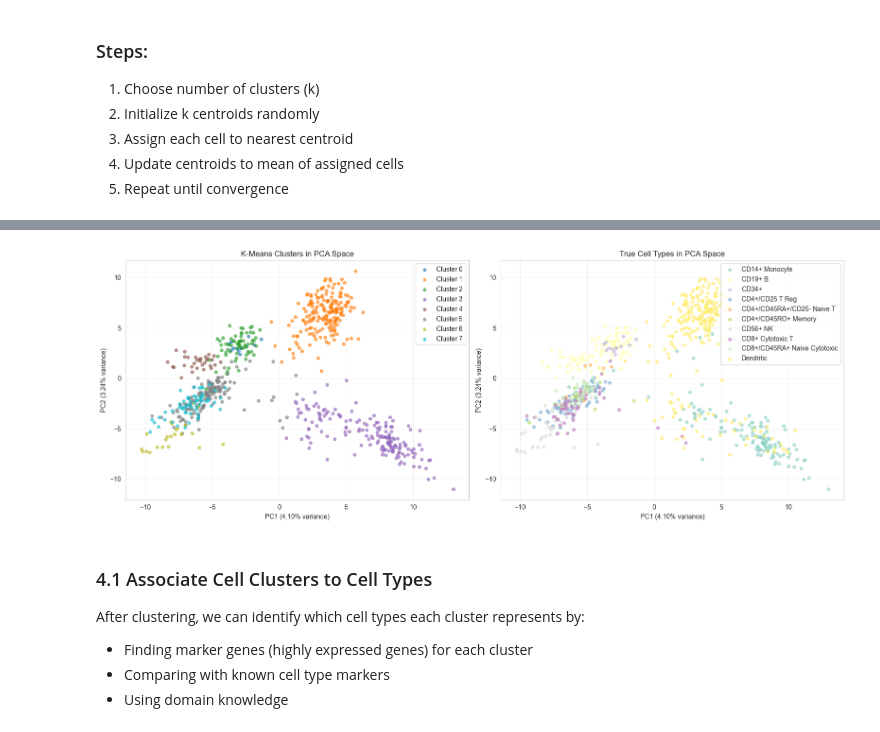
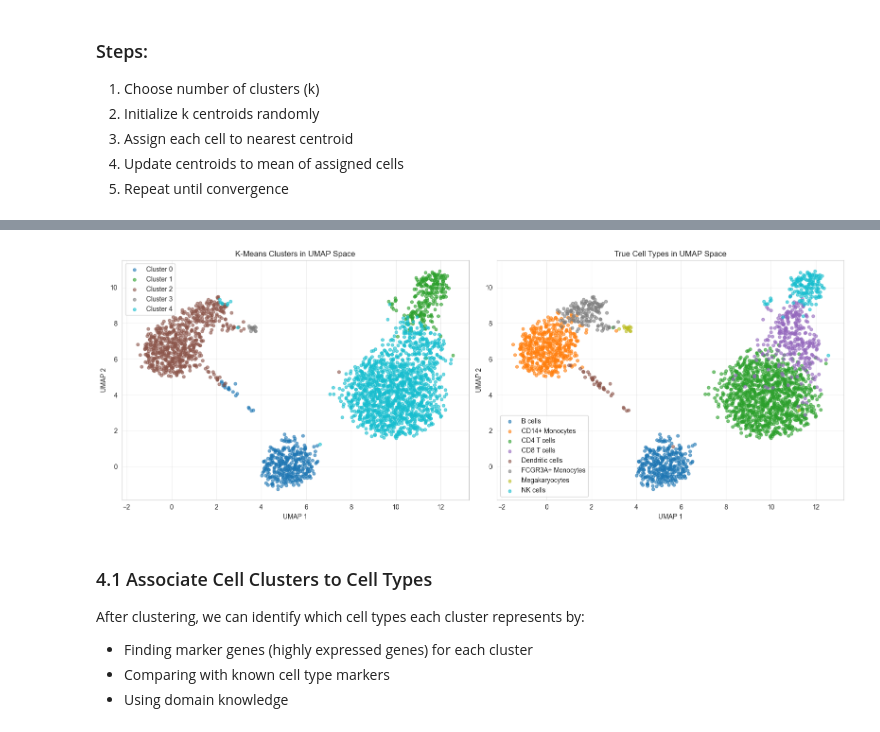
Before and after one commit to xhxuciedu/CS284A, a Jupyter notebook: notebooks/unsupervised_single_cell_genomics.ipynb, the cells around one changed output, grey strips where cells are left out. Saved outputs shown, nothing was run; the diff lists cells and outputs as text; code cells hidden in the pictures.

Commit message:
update unsuperved learning for single cell genomics

```diff
--- a/notebooks/unsupervised_single_cell_genomics.ipynb
+++ b/notebooks/unsupervised_single_cell_genomics.ipynb
@@ -564,40 +540,45 @@ Adjusted Rand Index (vs true labels): 0.5742
 # %%
-# Visualize clusters in PCA space
-fig, axes = plt.subplots(1, 2, figsize=(16, 6))
+# Visualize clusters in UMAP space
+# Note: Requires UMAP to be computed first
+if 'X_umap' not in locals():
+    print('Error: UMAP not computed yet. Please run the UMAP cell first.')
+else:
+    fig, axes = plt.subplots(1, 2, figsize=(16, 6))
 
-# PCA with cluster labels
-unique_clusters = np.unique(cluster_labels)
-colors = plt.cm.tab10(np.linspace(0, 1, len(unique_clusters)))
-for i, cluster in enumerate(unique_clusters):
-    mask = cluster_labels == cluster
-    axes[0].scatter(X_pca[mask, 0], X_pca[mask, 1],
-                   c=[colors[i]], label=f'Cluster {cluster}', alpha=0.6, s=20)
-axes[0].set_xlabel(f'PC1 ({pca.explained_variance_ratio_[0]*100:.2f}% variance)')
-axes[0].set_ylabel(f'PC2 ({pca.explained_variance_ratio_[1]*100:.2f}% variance)')
-axes[0].set_title('K-Means Clusters in PCA Space')
-axes[0].legend()
-axes[0].grid(True, alpha=0.3)
+    # UMAP with cluster labels
+    unique_clusters = np.unique(cluster_labels)
+    colors = plt.cm.tab10(np.linspace(0, 1, len(unique_clusters)))
+    for j, cluster in enumerate(unique_clusters):
+        mask = cluster_labels == cluster
+        axes[0].scatter(X_umap[mask, 0], X_umap[mask, 1],
+                       c=[colors[j]], label=f'Cluster {cluster}', alpha=0.6, s=20)
+    axes[0].set_xlabel('UMAP 1')
+    axes[0].set_ylabel('UMAP 2')
+    axes[0].set_title('K-Means Clusters in UMAP Space')
+    axes[0].legend()
+    axes[0].grid(True, alpha=0.3)
 
-# If available, compare with true labels
-if true_cell_types is not None:
-    unique_types = np.unique(true_cell_types)
-    type_colors = plt.cm.Set3(np.linspace(0, 1, len(unique_types)))
-    for i, cell_type in enumerate(unique_types):
-        mask = true_cell_types == cell_type
-        axes[1].scatter(X_pca[mask, 0], X_pca[mask, 1],
-                      c=[type_colors[i]], label=cell_type, alpha=0.6, s=20)
-    axes[1].set_xlabel(f'PC1 ({pca.explained_variance_ratio_[0]*100:.2f}% variance)')
-    axes[1].set_ylabel(f'PC2 ({pca.explained_variance_ratio_[1]*100:.2f}% variance)')
-    axes[1].set_title('True Cell Types in PCA Space')
-    axes[1].legend()
-    axes[1].grid(True, alpha=0.3)
-else:
-    axes[1].axis('off')
+    # If available, compare with true labels
+    if 'adata' in locals() and 'louvain' in adata.obs.columns:
+        cell_labels = adata.obs['louvain'].values
+        unique_types = np.unique(cell_labels)
+        type_colors = plt.cm.tab10(np.linspace(0, 1, len(unique_types)))
+        for j, cell_type in enumerate(unique_types):
+            mask = cell_labels == cell_type
+            axes[1].scatter(X_umap[mask, 0], X_umap[mask, 1],
+                          c=[type_colors[j]], label=cell_type, alpha=0.6, s=20)
+        axes[1].set_xlabel('UMAP 1')
+        axes[1].set_ylabel('UMAP 2')
+        axes[1].set_title('True Cell Types in UMAP Space')
+        axes[1].legend()
+        axes[1].grid(True, alpha=0.3)
+    else:
+        axes[1].axis('off')
 
-plt.tight_layout()
-plt.show()
+    plt.tight_layout()
+    plt.show()
 # %% [output]
-[figure, old version]
+[figure, new version]
 # %% [markdown]
 ### 4.1 Associate Cell Clusters to Cell Types
 
```
Also changed, not shown: parts of 29 cells of this notebook.
